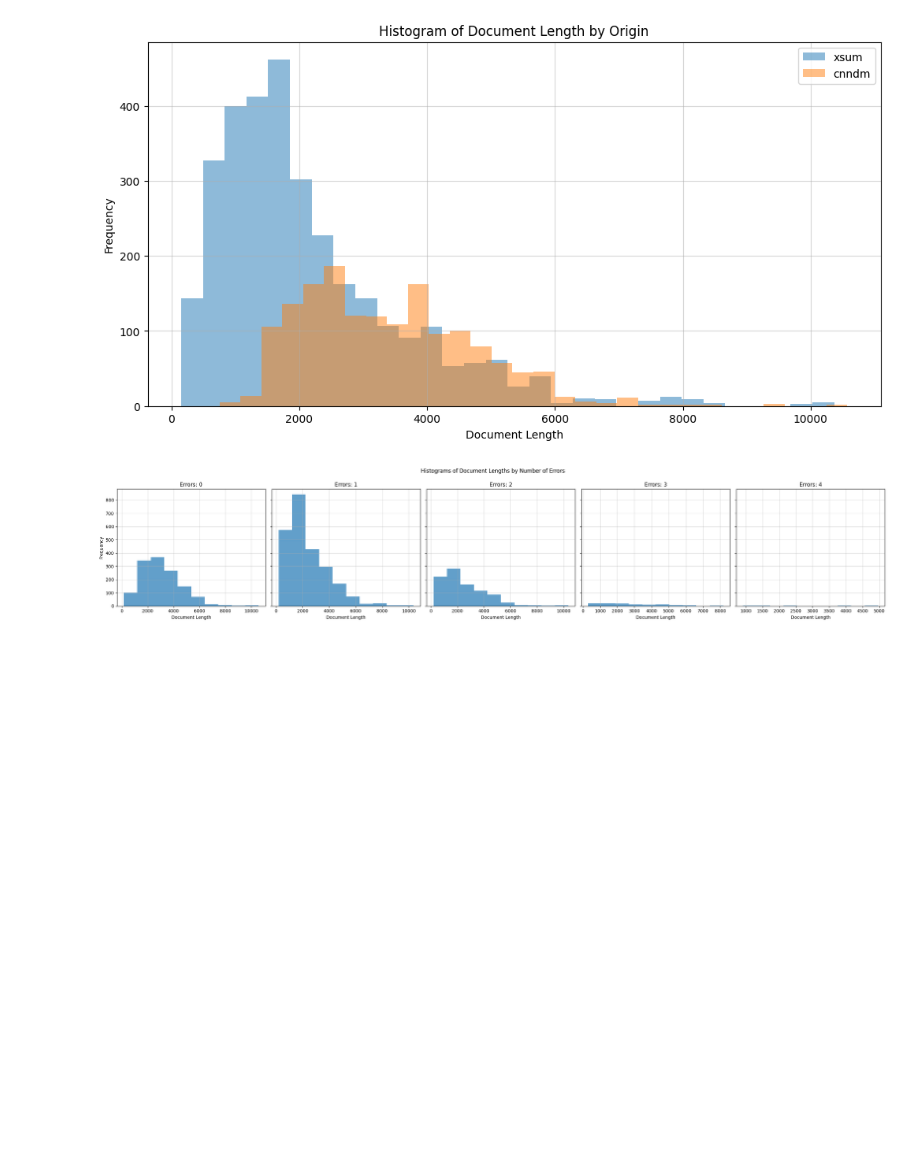
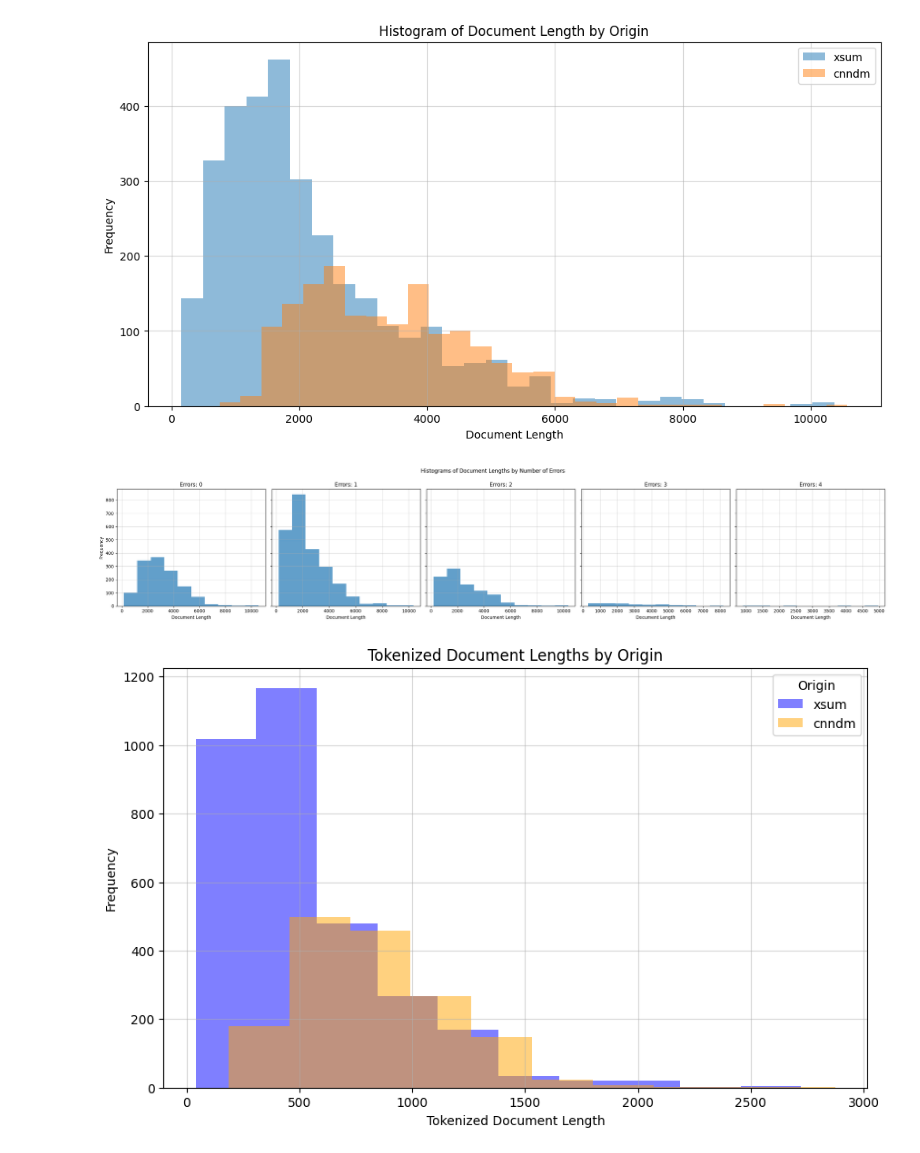
Before and after one commit to Lislaam/llm_hallucinations, a Jupyter notebook: explore_dataset.ipynb, the cells around one changed output. Cells and saved outputs as stored; diff of their text form; code cells hidden in the pictures; blank space fills up the shorter version.

```diff
--- a/explore_dataset.ipynb
+++ b/explore_dataset.ipynb
@@ -150,3 +150,33 @@ plt.subplots_adjust(top=0.85)  # Adjust the top to make room for the main title
 plt.show()
 # %% [output]
 [figure]
+# %%
+tokenizer = AutoTokenizer.from_pretrained('mistralai/Mistral-7B-Instruct-v0.3')
+
+# Function to tokenize and calculate length
+def tokenize_length(text):
+    tokens = tokenizer.tokenize(text)
+    return len(tokens)
+
+# Apply tokenization length calculation for each document
+df['tokenized_length'] = df['doc'].apply(tokenize_length)
+
+# Separate the data based on origin
+origin1_data = df[df['origin'] == 'xsum']
+origin2_data = df[df['origin'] == 'cnndm']
+
+# Plot histograms of tokenized lengths for each origin on the same axis
+plt.figure(figsize=(10, 6))
+
+plt.hist(origin1_data['tokenized_length'], alpha=0.5, color='blue', label='xsum')
+plt.hist(origin2_data['tokenized_length'], alpha=0.5, color='orange', label='cnndm')
+
+plt.title('Tokenized Document Lengths by Origin')
+plt.xlabel('Tokenized Document Length')
+plt.ylabel('Frequency')
+plt.legend(title='Origin')
+plt.grid(alpha=0.5)
+
+plt.show()
+# %% [output]
+[figure, added]
```
Also changed, not shown: parts of 1 cell of this notebook, 16 other files.
